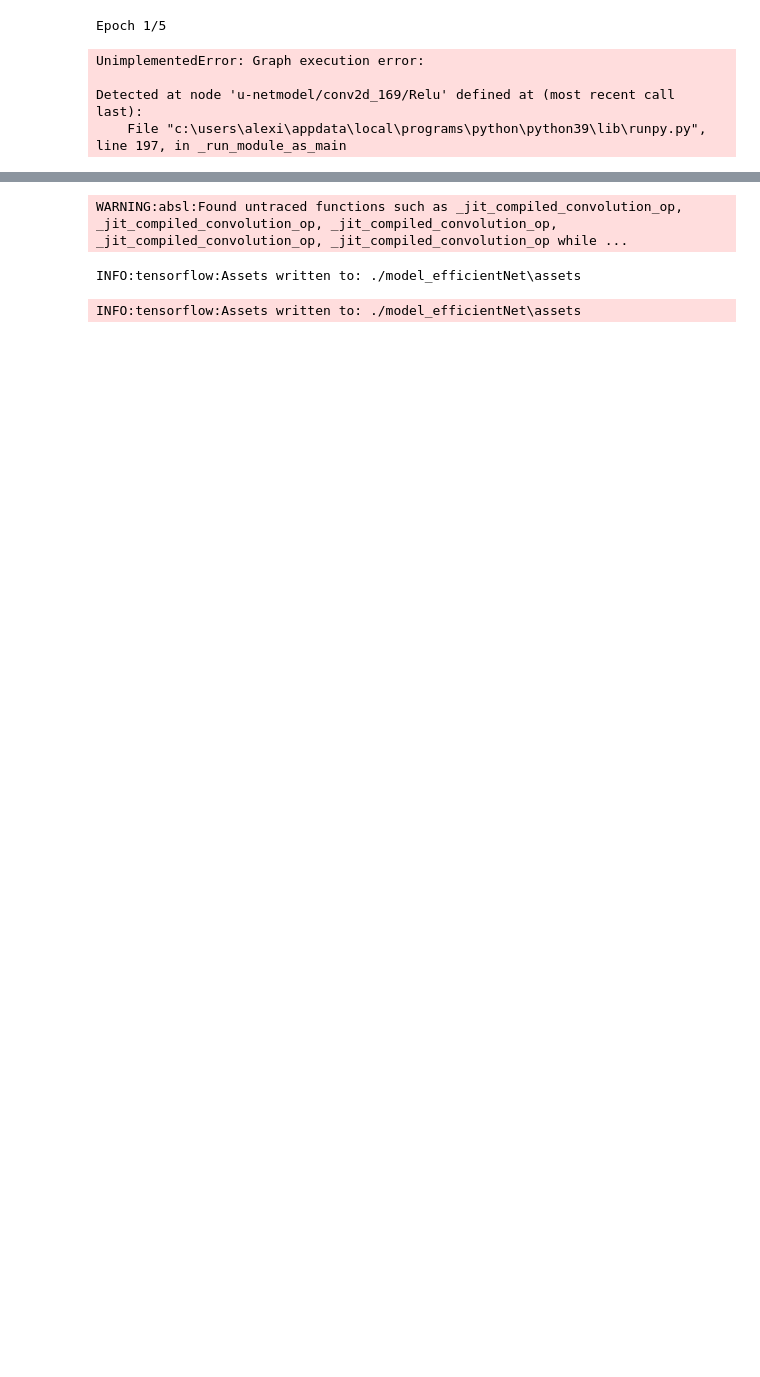
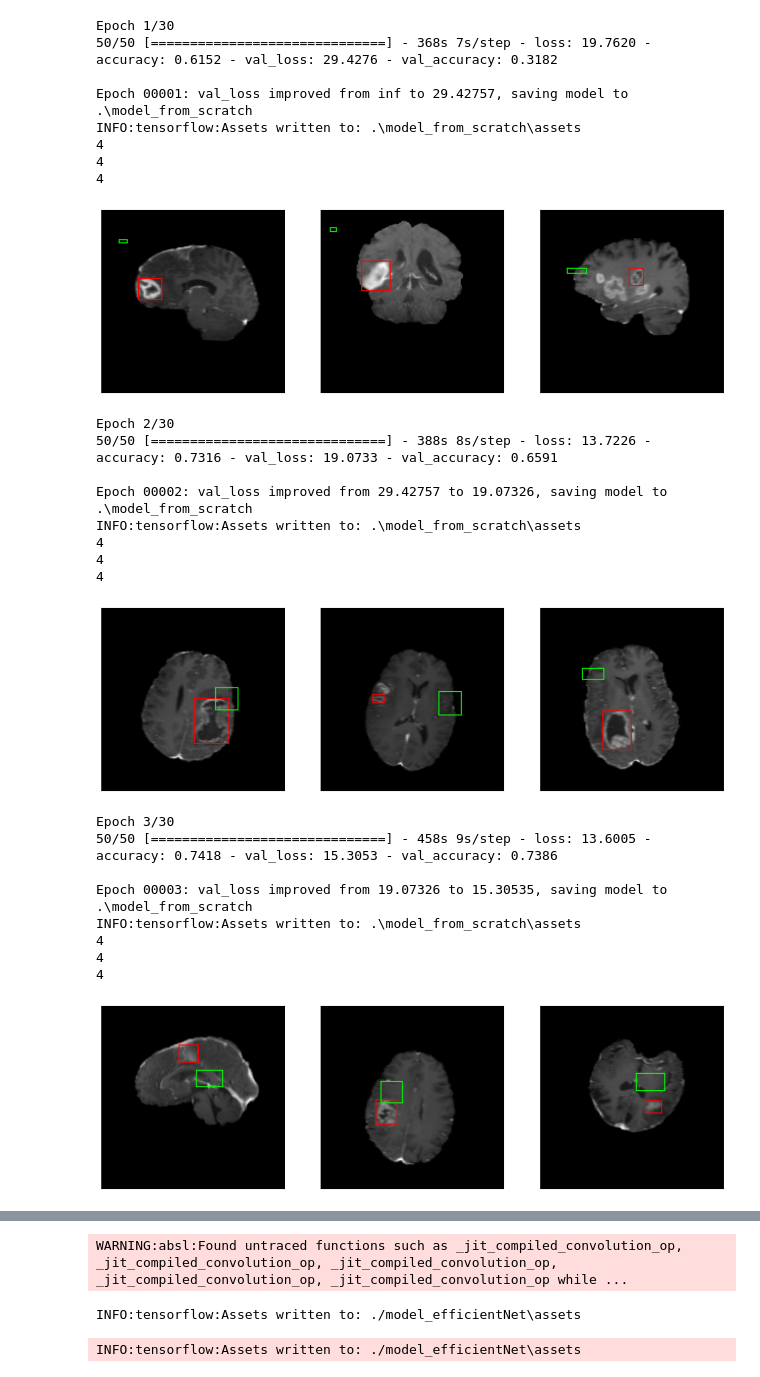
Before and after one commit to AlexiaSprecace99/brain-tumor-object-dectection, a Jupyter notebook: Brain Tumor Object Detection-Scratch.ipynb, the cells around one changed output, grey strips where cells are left out. Cells and saved outputs as stored; diff of their text form; code cells hidden in the pictures; blank space fills up the shorter version.

Commit message:
Model from scratch

```diff
--- a/Brain Tumor Object Detection-Scratch.ipynb
+++ b/Brain Tumor Object Detection-Scratch.ipynb
@@ -37,7 +37,7 @@ lab = ['axial_t1wce_2_class','coronal_t1wce_2_class', 'sagittal_t1wce_2_class']
 X_train = []
 bb = []
 temp_array  = []
-image_size = 227
+image_size = 180
 for i in lab:
     folderPath = os.path.join('./',i,'images','train')
     for j in tqdm(os.listdir(folderPath)):
@@ -295,0 +126,18 @@ ________________________________________________________________________________
+# %%
+input_ = Input(shape=[180,180, 3])
+
+x = input_
+
+for i in range(10):
+    n_filters = 2**(i + 3)
+    x = Conv2D(n_filters, 3, activation='relu', padding='same')(x)
+    x = BatchNormalization()(x)
+    x = MaxPool2D(2, padding='same')(x)
+
+x = Flatten()(x)
+x = Dense(256, activation='relu')(x)
+x = Dense(32, activation='relu')(x)
+output = Dense(4, name='coords')(x)
+
+model = tf.keras.models.Model(input_, output)
+model.summary()
@@ -303,15 +210,3 @@ callbacks_list = [
     ),
     ShowTestImages()
 ]
-# %%
-IMG_SIZE = 180
-inputs = keras.Input(shape=(IMG_SIZE, IMG_SIZE, 3))
-model = img_augmentation(inputs)
-model = keras.applications.efficientnet.preprocess_input(model)
-model = conv_base(model)
-model = tf.keras.layers.GlobalAveragePooling2D()(model)
-model = tf.keras.layers.Dropout(rate=0.5)(model)
-model = tf.keras.layers.Flatten()(model)
-model = tf.keras.layers.Dense(4,name='coords')(model)
-model = tf.keras.models.Model(inputs=inputs, outputs = model)
-model.summary()
@@ -346,13 +223,35 @@ model.compile(
 # %%
 model.fit(
         train_dataset,
-        epochs=5,
+        epochs=30,
         validation_data = val_dataset,
         callbacks = callbacks_list
         )
 # %% [output]
-Epoch 1/5
+Epoch 1/30
+50/50 [==============================] - 368s 7s/step - loss: 19.7620 - accuracy: 0.6152 - val_loss: 29.4276 - val_accuracy: 0.3182
+
+Epoch 00001: val_loss improved from inf to 29.42757, saving model to .\model_from_scratch
+INFO:tensorflow:Assets written to: .\model_from_scratch\assets
+4
+4
+4
+[figure, added]
-UnimplementedError: Graph execution error:
+Epoch 2/30
+50/50 [==============================] - 388s 8s/step - loss: 13.7226 - accuracy: 0.7316 - val_loss: 19.0733 - val_accuracy: 0.6591
 
-Detected at node 'u-netmodel/conv2d_169/Relu' defined at (most recent call last):
-    File "c:\users\alexi\appdata\local\programs\python\python39\lib\runpy.py", line 197, in _run_module_as_main
+Epoch 00002: val_loss improved from 29.42757 to 19.07326, saving model to .\model_from_scratch
+INFO:tensorflow:Assets written to: .\model_from_scratch\assets
+4
+4
+4
+[figure, added]
+Epoch 3/30
+50/50 [==============================] - 458s 9s/step - loss: 13.6005 - accuracy: 0.7418 - val_loss: 15.3053 - val_accuracy: 0.7386
+
+Epoch 00003: val_loss improved from 19.07326 to 15.30535, saving model to .\model_from_scratch
+INFO:tensorflow:Assets written to: .\model_from_scratch\assets
+4
+4
+4
+[figure, added]
```
Also changed, not shown: parts of 16 cells of this notebook.
